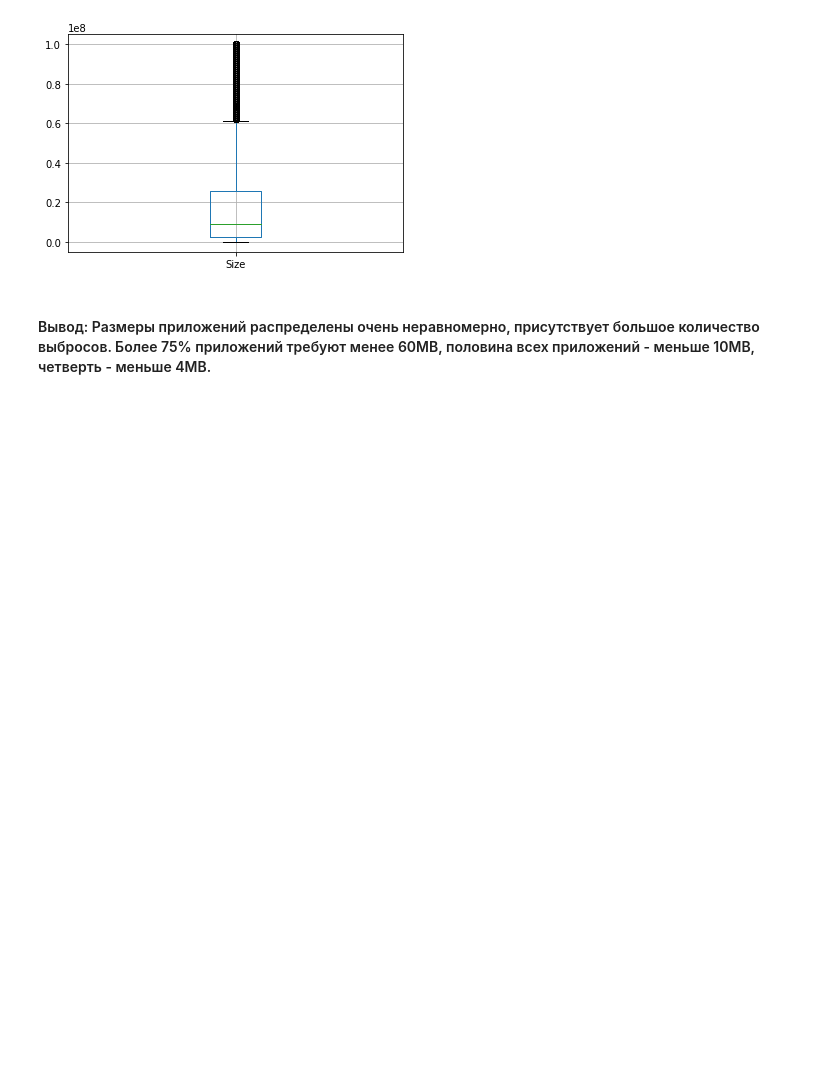
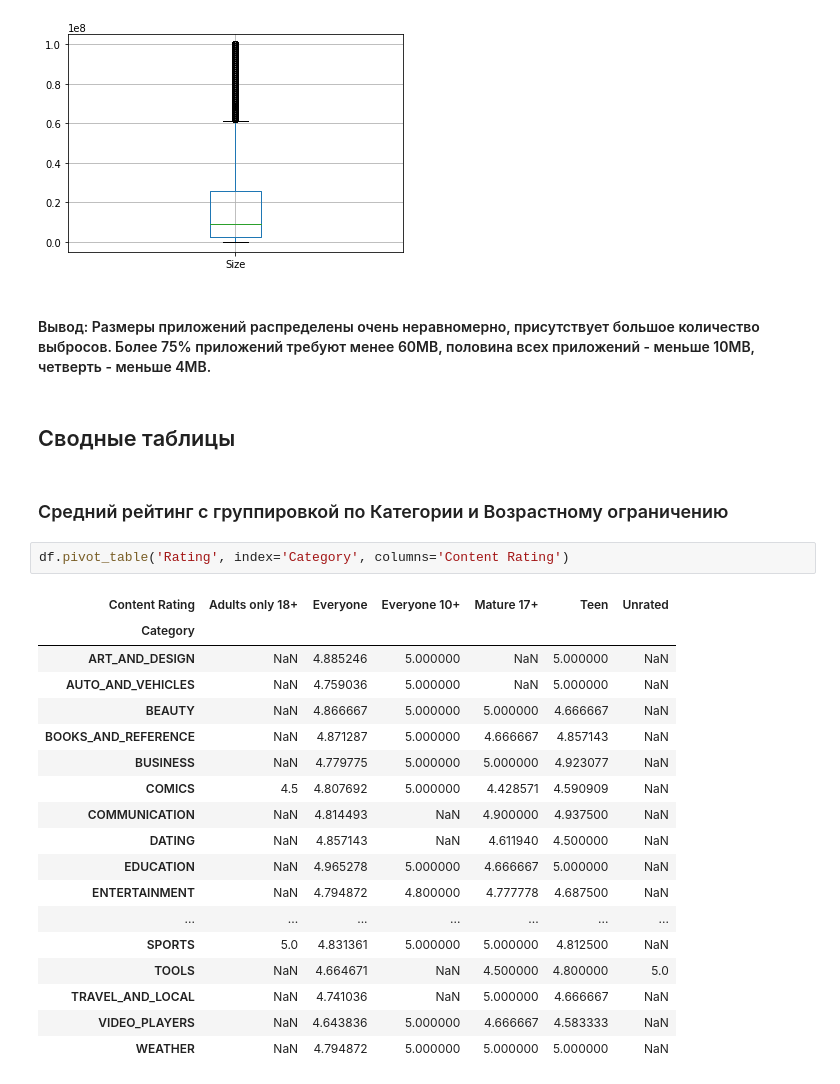
Before and after one commit to AlexeyShalaev/GooglePlayDataset, a Jupyter notebook: data_research.ipynb, the cells around one changed output. Drawn from its saved outputs; the diff is of its cells as text; blank space fills up the shorter version.

Commit message:
added 3 pivot tables

```diff
--- a/data_research.ipynb
+++ b/data_research.ipynb
@@ -451,3 +458,28 @@ df.boxplot(column='Size')
 [figure]
 # %% [markdown]
 #### Вывод: Размеры приложений распределены очень неравномерно, присутствует большое количество выбросов. Более 75% приложений требуют менее 60MB, половина всех приложений - меньше 10MB, четверть - меньше 4MB.
+# %% [markdown]
+## Сводные таблицы
+# %% [markdown]
+### Средний рейтинг с группировкой по Категории и Возрастному ограничению
+# %%
+df.pivot_table('Rating', index='Category', columns='Content Rating')
+# %% [output]
+| Content Rating | Adults only 18+ | Everyone | Everyone 10+ | Mature 17+ | Teen | Unrated |
+| Category |  |  |  |  |  |  |
+| ART_AND_DESIGN | NaN | 4.885246 | 5.000000 | NaN | 5.000000 | NaN |
+| AUTO_AND_VEHICLES | NaN | 4.759036 | 5.000000 | NaN | 5.000000 | NaN |
+| BEAUTY | NaN | 4.866667 | 5.000000 | 5.000000 | 4.666667 | NaN |
+| BOOKS_AND_REFERENCE | NaN | 4.871287 | 5.000000 | 4.666667 | 4.857143 | NaN |
+| BUSINESS | NaN | 4.779775 | 5.000000 | 5.000000 | 4.923077 | NaN |
+| COMICS | 4.5 | 4.807692 | 5.000000 | 4.428571 | 4.590909 | NaN |
+| COMMUNICATION | NaN | 4.814493 | NaN | 4.900000 | 4.937500 | NaN |
+| DATING | NaN | 4.857143 | NaN | 4.611940 | 4.500000 | NaN |
+| EDUCATION | NaN | 4.965278 | 5.000000 | 4.666667 | 5.000000 | NaN |
+| ENTERTAINMENT | NaN | 4.794872 | 4.800000 | 4.777778 | 4.687500 | NaN |
+| ... | ... | ... | ... | ... | ... | ... |
+| SPORTS | 5.0 | 4.831361 | 5.000000 | 5.000000 | 4.812500 | NaN |
+| TOOLS | NaN | 4.664671 | NaN | 4.500000 | 4.800000 | 5.0 |
+| TRAVEL_AND_LOCAL | NaN | 4.741036 | NaN | 5.000000 | 4.666667 | NaN |
+| VIDEO_PLAYERS | NaN | 4.643836 | 5.000000 | 4.666667 | 4.583333 | NaN |
+| WEATHER | NaN | 4.794872 | 5.000000 | 5.000000 | 5.000000 | NaN |
```
Also changed, not shown: parts of 15 cells of this notebook, 1 other file.
